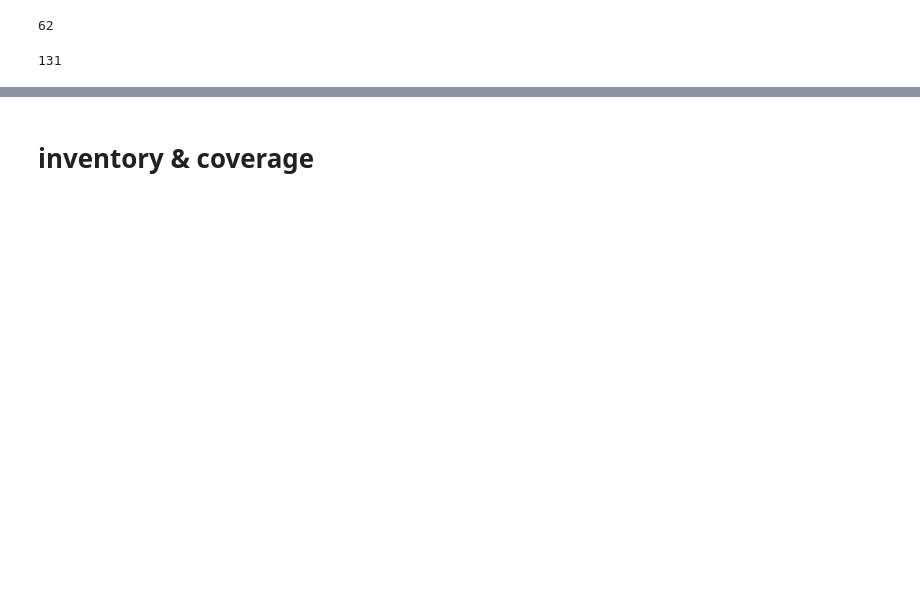
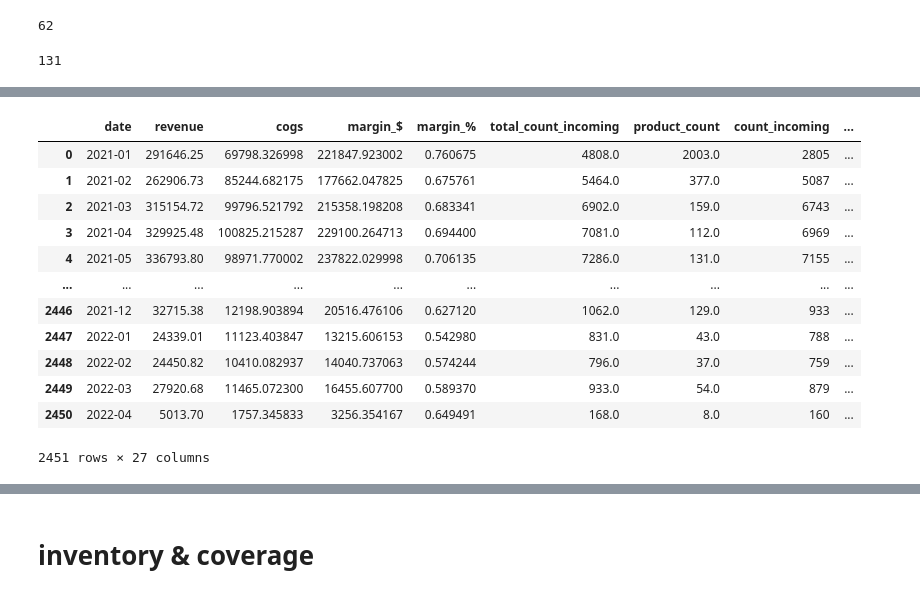
Before and after one commit to warrenshen/platform, a Jupyter notebook: services/api-server/notebooks/analysis/coventure.ipynb, the cells around one changed output, grey strips where cells are left out. Drawn from its saved outputs; the diff is of its cells as text; code cells hidden in the pictures; blank space fills up the shorter version.

```diff
--- a/services/api-server/notebooks/analysis/coventure.ipynb
+++ b/services/api-server/notebooks/analysis/coventure.ipynb
@@ -329,3 +333,19 @@ df.head()
 # %%
 df_with_state = pd.merge(df,ca_df_clean[['company_identifier','state']],left_on = 'company',right_on = 'company_identifier',how = 'left')
+# %%
+df_with_state
+# %% [output]
+|  | date | revenue | cogs | margin_$ | margin_% | total_count_incoming | product_count | count_incoming | ... |
+| 0 | 2021-01 | 291646.25 | 69798.326998 | 221847.923002 | 0.760675 | 4808.0 | 2003.0 | 2805 | ... |
+| 1 | 2021-02 | 262906.73 | 85244.682175 | 177662.047825 | 0.675761 | 5464.0 | 377.0 | 5087 | ... |
+| 2 | 2021-03 | 315154.72 | 99796.521792 | 215358.198208 | 0.683341 | 6902.0 | 159.0 | 6743 | ... |
+| 3 | 2021-04 | 329925.48 | 100825.215287 | 229100.264713 | 0.694400 | 7081.0 | 112.0 | 6969 | ... |
+| 4 | 2021-05 | 336793.80 | 98971.770002 | 237822.029998 | 0.706135 | 7286.0 | 131.0 | 7155 | ... |
+| ... | ... | ... | ... | ... | ... | ... | ... | ... | ... |
+| 2446 | 2021-12 | 32715.38 | 12198.903894 | 20516.476106 | 0.627120 | 1062.0 | 129.0 | 933 | ... |
+| 2447 | 2022-01 | 24339.01 | 11123.403847 | 13215.606153 | 0.542980 | 831.0 | 43.0 | 788 | ... |
+| 2448 | 2022-02 | 24450.82 | 10410.082937 | 14040.737063 | 0.574244 | 796.0 | 37.0 | 759 | ... |
+| 2449 | 2022-03 | 27920.68 | 11465.072300 | 16455.607700 | 0.589370 | 933.0 | 54.0 | 879 | ... |
+| 2450 | 2022-04 | 5013.70 | 1757.345833 | 3256.354167 | 0.649491 | 168.0 | 8.0 | 160 | ... |
+2451 rows × 27 columns
 # %%
```
Also changed, not shown: parts of 44 cells of this notebook, 5 other files.
